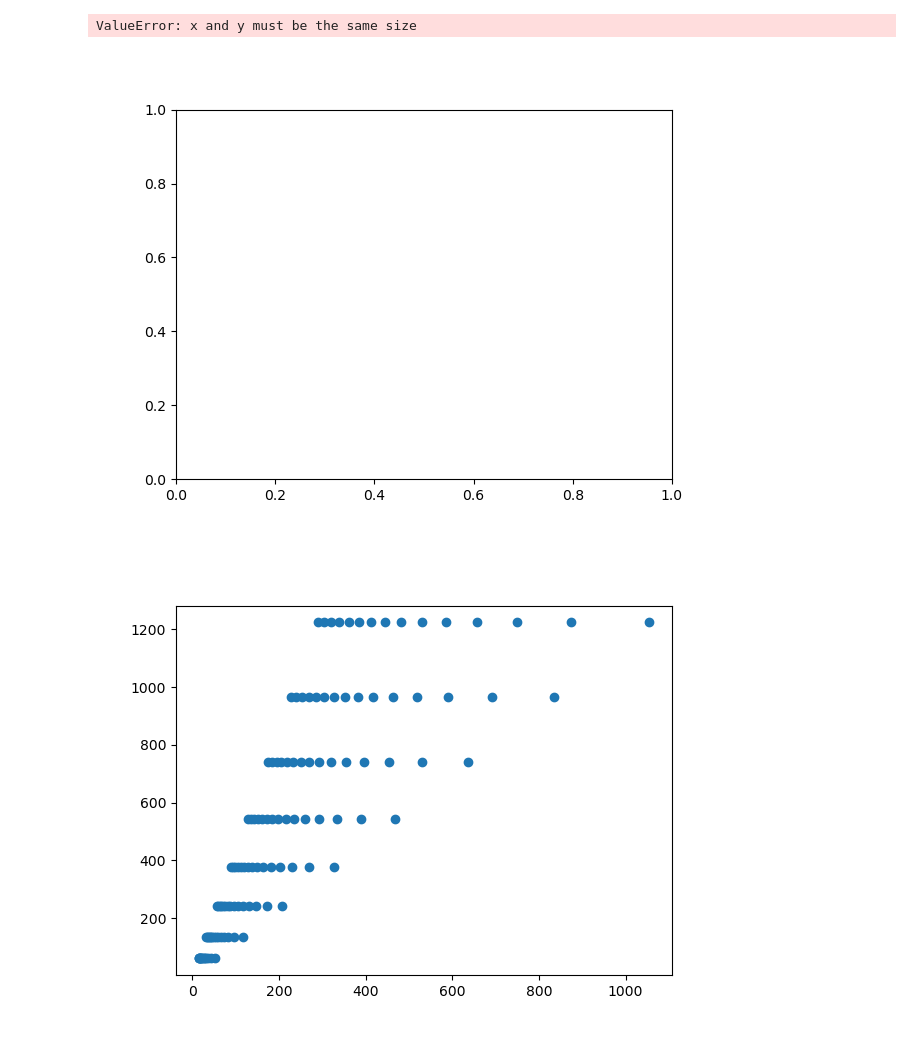
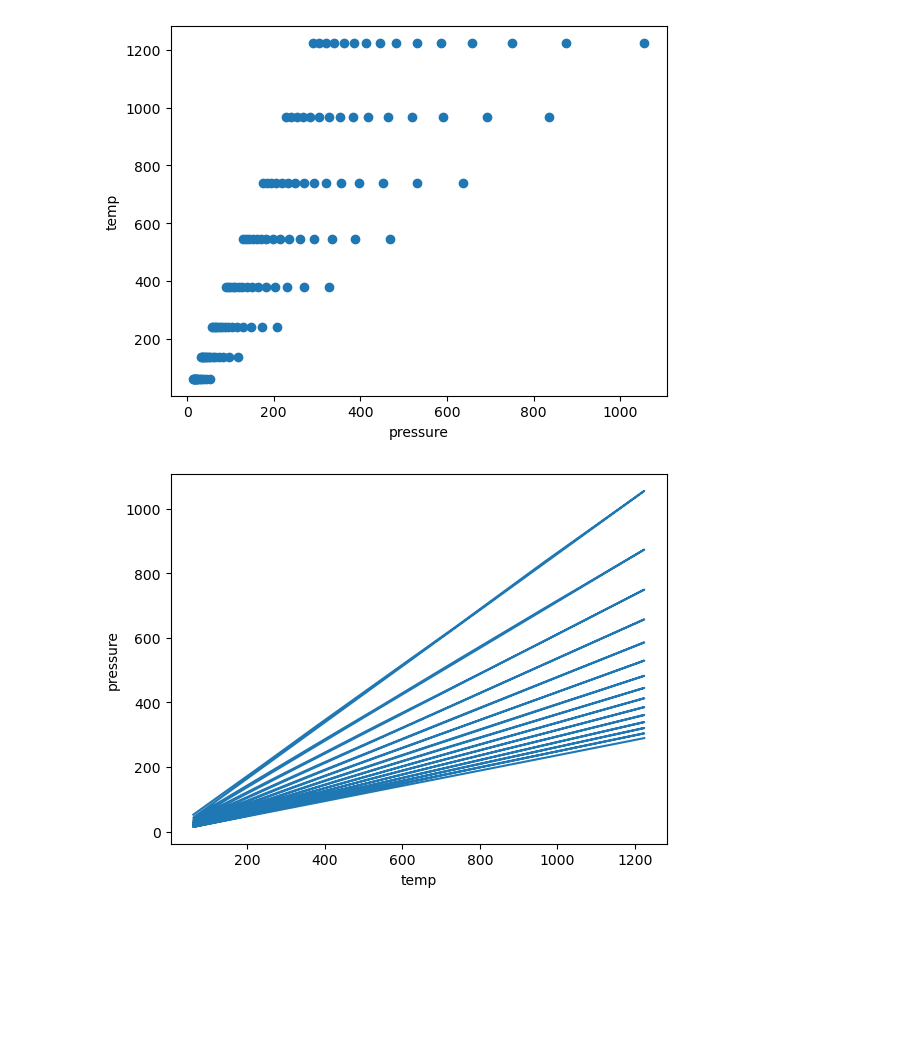
Before and after one commit to daryabiparva9/idealGasLawSim, a Jupyter notebook: src/pressure.ipynb, the cells around one changed output. Cells and saved outputs as stored; diff of their text form; code cells hidden in the pictures; blank space fills up the shorter version.

```diff
--- a/src/pressure.ipynb
+++ b/src/pressure.ipynb
@@ -328,13 +186,16 @@ plt.show()
 # %%
 plt.figure()
-plt.scatter(all_press, v_multipliers)
+plt.scatter(all_press, temp)
+plt.xlabel("pressure")
+plt.ylabel("temp")
 plt.show()
 # %% [output]
-ValueError: x and y must be the same size
-[figure, old version]
+[figure, new version]
 # %%
 plt.figure()
-plt.scatter(all_press, temps)
+plt.plot(temp, all_press)
+plt.xlabel("temp")
+plt.ylabel("pressure")
 plt.show()
 # %% [output]
-[figure, old version]
+[figure, new version]
```
Also changed, not shown: parts of 26 cells of this notebook, 8 other files.
